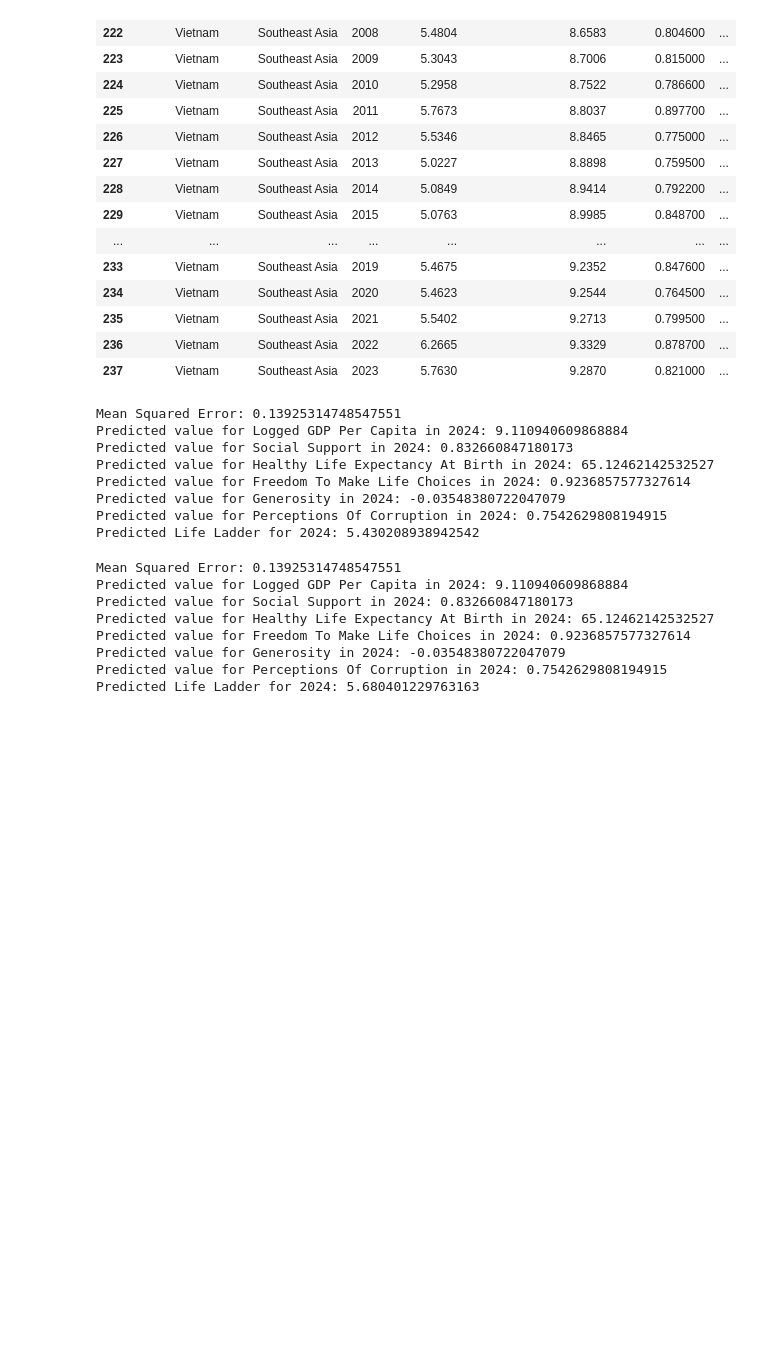
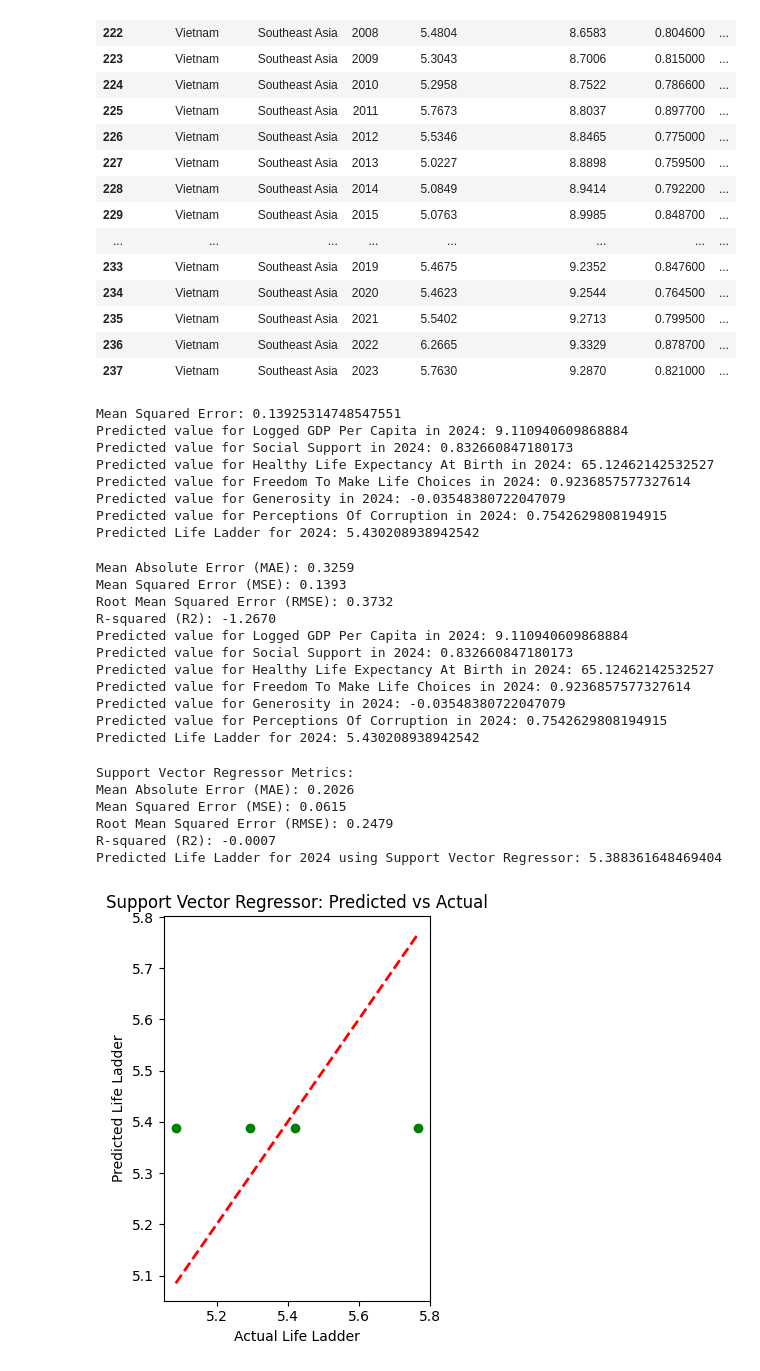
Before and after one commit to dinhthanhnam/Happiness-Report-2005-2023, a Jupyter notebook: happiness report.ipynb, the cells around one changed output. Saved outputs shown, nothing was run; the diff lists cells and outputs as text; code cells hidden in the pictures; blank space fills up the shorter version.

```diff
--- a/happiness report.ipynb
+++ b/happiness report.ipynb
@@ -150,6 +150,7 @@ from sklearn.linear_model import LinearRegression
 from sklearn.model_selection import train_test_split
 from sklearn.metrics import mean_squared_error
 import statsmodels.api as sm
+import numpy as np
 
 # Đọc dữ liệu từ file CSV
 vietnam_data = pd.read_csv('Vietnam.csv')
@@ -175,8 +176,15 @@ y_test = test_data['Life Ladder']
 predictions = model.predict(X_test)
 
 # Đánh giá mô hình
+mae = mean_absolute_error(y_test, predictions)
 mse = mean_squared_error(y_test, predictions)
-print(f'Mean Squared Error: {mse}')
+rmse = np.sqrt(mse)
+r2 = r2_score(y_test, predictions)
+
+print(f'Mean Absolute Error (MAE): {mae:.4f}')
+print(f'Mean Squared Error (MSE): {mse:.4f}')
+print(f'Root Mean Squared Error (RMSE): {rmse:.4f}')
+print(f'R-squared (R2): {r2:.4f}')
 
 # Dự đoán cho năm 2024 sử dụng ARIMA cho từng biến độc lập
 independent_variables = ['Logged GDP Per Capita', 'Social Support', 'Healthy Life Expectancy At Birth', 'Freedom To Make Life Choices', 'Generosity', 'Perceptions Of Corruption']
@@ -199,15 +207,56 @@ for variable in independent_variables:
 
 # Sử dụng mô hình Linear Regression để dự đoán Life Ladder cho năm 2024
 # Bạn có thể thêm cột 'Year' vào dự đoán để sử dụng như chỉ mục cho mô hình ARIMA
-predicted_life_ladder_2024 = model.predict(test_data[selected_columns[:-2]])  # Chọn tất cả các cột ngoại trừ 'Life Ladder' và 'Year'
+predicted_life_ladder_2024 = model.predict([forecasted_values])
 
 print(f'Predicted Life Ladder for 2024: {predicted_life_ladder_2024[0]}')
 # %% [output]
-Mean Squared Error: 0.13925314748547551
+Mean Absolute Error (MAE): 0.3259
+Mean Squared Error (MSE): 0.1393
+Root Mean Squared Error (RMSE): 0.3732
+R-squared (R2): -1.2670
 Predicted value for Logged GDP Per Capita in 2024: 9.110940609868884
 Predicted value for Social Support in 2024: 0.832660847180173
 Predicted value for Healthy Life Expectancy At Birth in 2024: 65.12462142532527
 Predicted value for Freedom To Make Life Choices in 2024: 0.9236857577327614
 Predicted value for Generosity in 2024: -0.03548380722047079
 Predicted value for Perceptions Of Corruption in 2024: 0.7542629808194915
-Predicted Life Ladder for 2024: 5.680401229763163
+Predicted Life Ladder for 2024: 5.430208938942542
+# %%
+from sklearn.svm import SVR
+
+# Tạo mô hình SVR
+svr_model = SVR()
+
+# Huấn luyện mô hình trên tập huấn luyện
+svr_model.fit(X_train, y_train)
+
+# Dự đoán trên tập kiểm tra
+svr_predictions = svr_model.predict(X_test)
+
+# Đánh giá mô hình SVR
+mae_svr = mean_absolute_error(y_test, svr_predictions)
+mse_svr = mean_squared_error(y_test, svr_predictions)
+rmse_svr = np.sqrt(mse_svr)
+r2_svr = r2_score(y_test, svr_predictions)
+
+print("Support Vector Regressor Metrics:")
+print(f'Mean Absolute Error (MAE): {mae_svr:.4f}')
+print(f'Mean Squared Error (MSE): {mse_svr:.4f}')
+print(f'Root Mean Squared Error (RMSE): {rmse_svr:.4f}')
+print(f'R-squared (R2): {r2_svr:.4f}')
+
+# Dự đoán Life Ladder cho năm 2024
+predicted_life_ladder_2024_svr = svr_model.predict([forecasted_values])
+
+print(f'Predicted Life Ladder for 2024 using Support Vector Regressor: {predicted_life_ladder_2024_svr[0]}')
+
+# Biểu đồ cho SVR
+# %% [output]
+Support Vector Regressor Metrics:
+Mean Absolute Error (MAE): 0.2026
+Mean Squared Error (MSE): 0.0615
+Root Mean Squared Error (RMSE): 0.2479
+R-squared (R2): -0.0007
+Predicted Life Ladder for 2024 using Support Vector Regressor: 5.388361648469404
+[figure, added]
```
Also changed, not shown: parts of 16 cells of this notebook, 2 other files.
